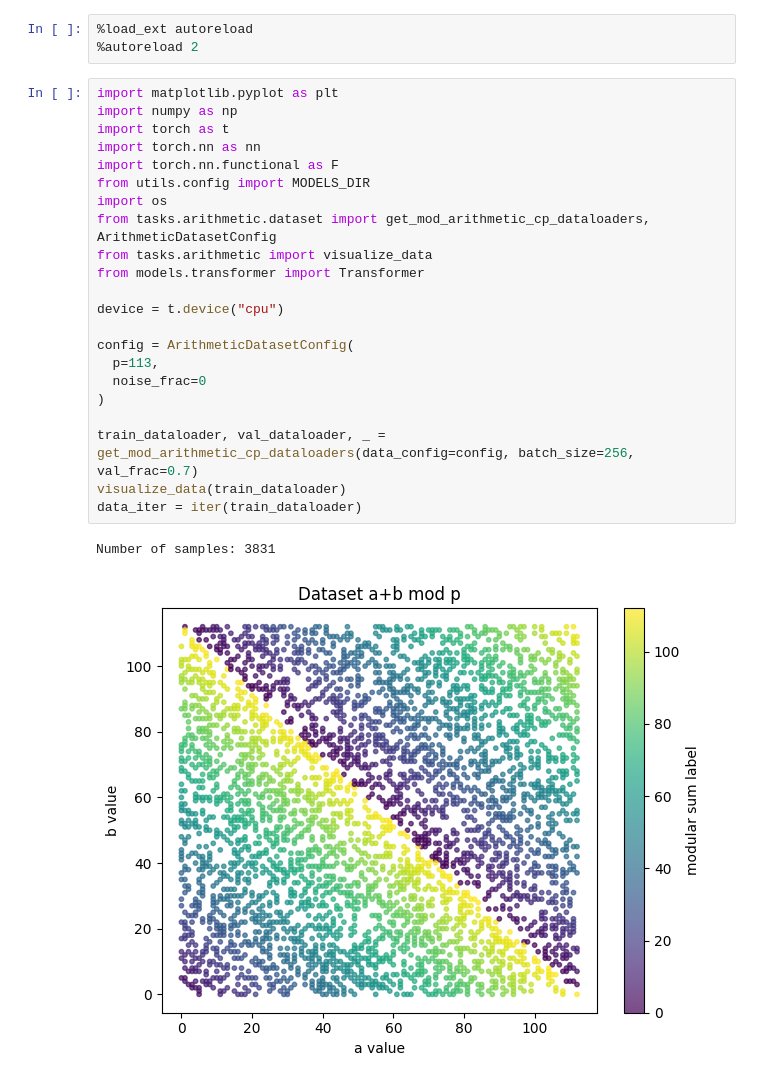
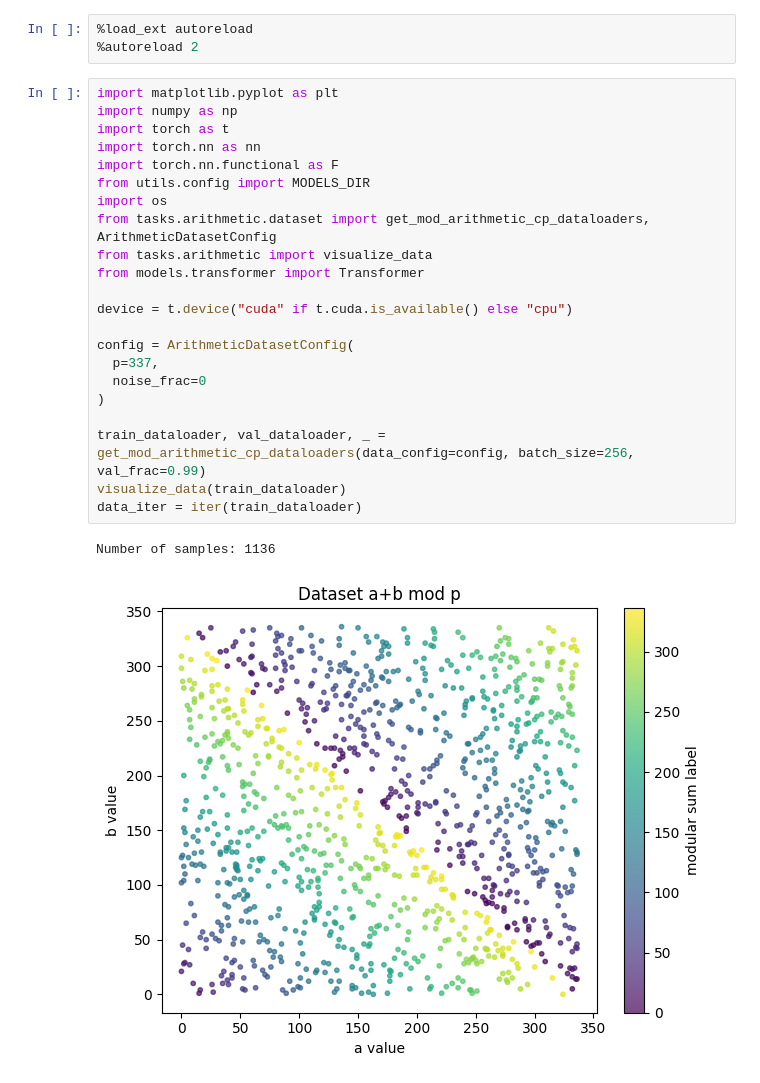
Before and after one commit to uzairname/manifold-learning, a Jupyter notebook: arithmetic.ipynb, the cells around one changed output. Cells and saved outputs as stored; diff of their text form.

```diff
--- a/arithmetic.ipynb
+++ b/arithmetic.ipynb
@@ -4,28 +4,28 @@
 # %%
 import matplotlib.pyplot as plt
 import numpy as np
 import torch as t
 import torch.nn as nn
 import torch.nn.functional as F
 from utils.config import MODELS_DIR
 import os
 from tasks.arithmetic.dataset import get_mod_arithmetic_cp_dataloaders, ArithmeticDatasetConfig
 from tasks.arithmetic import visualize_data
 from models.transformer import Transformer
 
-device = t.device("cpu")
+device = t.device("cuda" if t.cuda.is_available() else "cpu")
 
 config = ArithmeticDatasetConfig(
-  p=113,
+  p=337,
   noise_frac=0
 )
 
-train_dataloader, val_dataloader, _ = get_mod_arithmetic_cp_dataloaders(data_config=config, batch_size=256, val_frac=0.7)
+train_dataloader, val_dataloader, _ = get_mod_arithmetic_cp_dataloaders(data_config=config, batch_size=256, val_frac=0.99)
 visualize_data(train_dataloader)
 data_iter = iter(train_dataloader)
 # %% [output]
-Number of samples: 3831
+Number of samples: 1136
-[figure, old version]
+[figure, new version]
 # %%
 from tasks.arithmetic.utils import load_model_and_dataset
 
```
Also changed, not shown: parts of 3 cells of this notebook, 5 other files.
